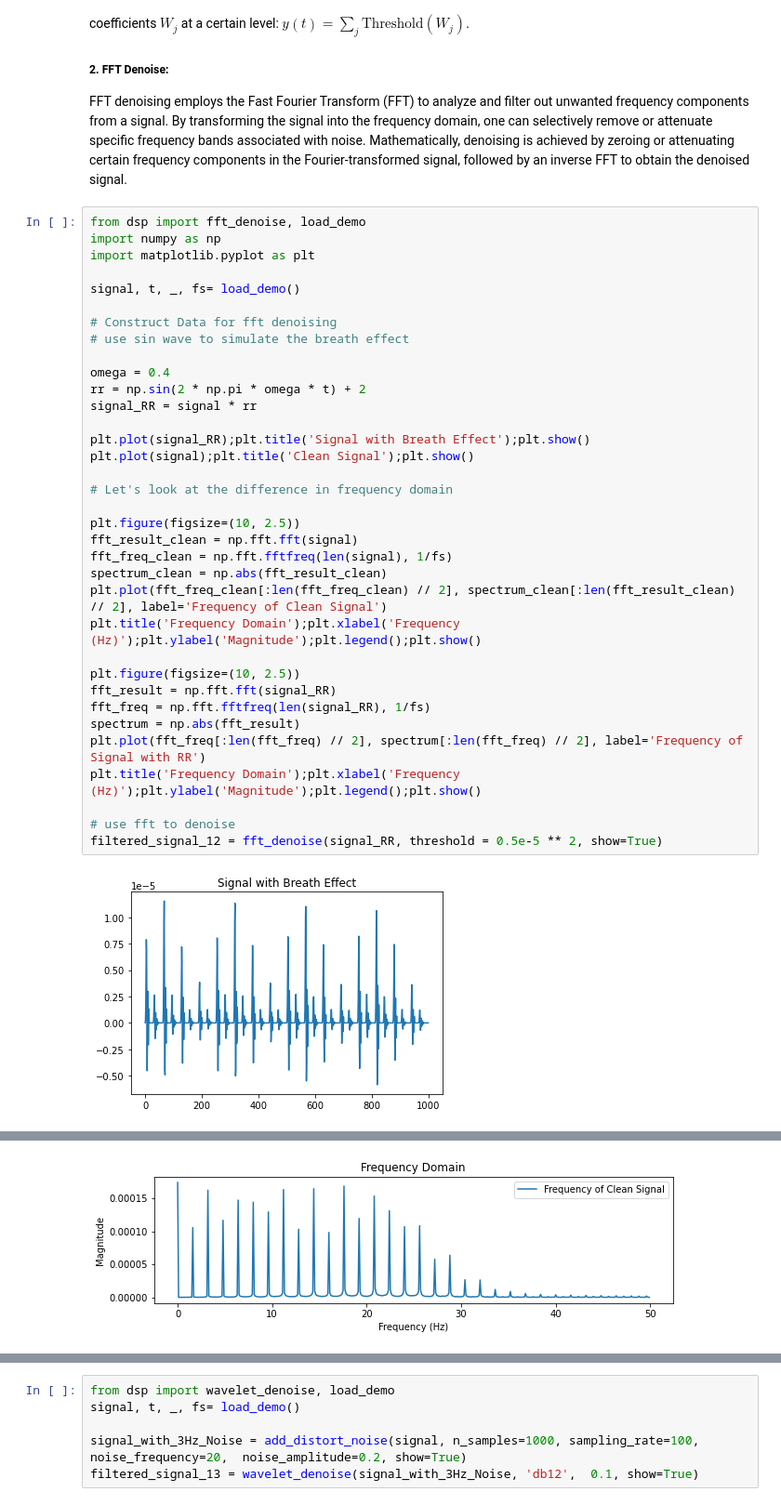
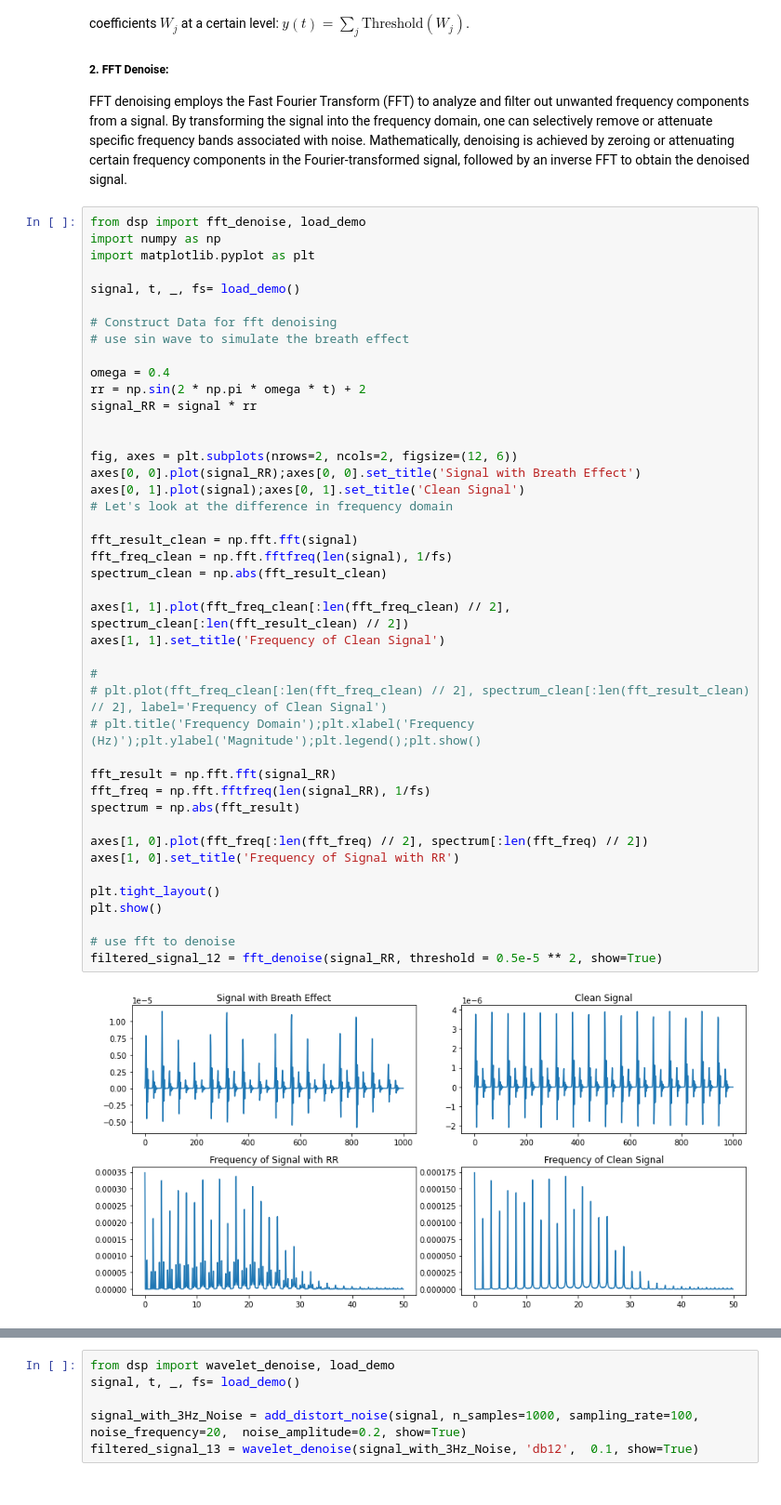
Before and after one commit to A-Big-Tortoise/NRSR_Tutorial, a Jupyter notebook: dsp.ipynb, the cells around one changed output, grey strips where cells are left out. Shown at 93% size. Drawn from its saved outputs; the diff is of its cells as text.

```diff
--- a/dsp.ipynb
+++ b/dsp.ipynb
@@ -459,37 +463,45 @@ plt.show()
 # %%
 from dsp import fft_denoise, load_demo
 import numpy as np
 import matplotlib.pyplot as plt
 
 signal, t, _, fs= load_demo()
 
 # Construct Data for fft denoising
 # use sin wave to simulate the breath effect
 
 omega = 0.4
 rr = np.sin(2 * np.pi * omega * t) + 2
 signal_RR = signal * rr
 
-plt.plot(signal_RR);plt.title('Signal with Breath Effect');plt.show()
-plt.plot(signal);plt.title('Clean Signal');plt.show()
 
+fig, axes = plt.subplots(nrows=2, ncols=2, figsize=(12, 6))
+axes[0, 0].plot(signal_RR);axes[0, 0].set_title('Signal with Breath Effect')
+axes[0, 1].plot(signal);axes[0, 1].set_title('Clean Signal')
 # Let's look at the difference in frequency domain
 
-plt.figure(figsize=(10, 2.5))
 fft_result_clean = np.fft.fft(signal)
 fft_freq_clean = np.fft.fftfreq(len(signal), 1/fs)
 spectrum_clean = np.abs(fft_result_clean)
-plt.plot(fft_freq_clean[:len(fft_freq_clean) // 2], spectrum_clean[:len(fft_result_clean) // 2], label='Frequency of Clean Signal')
-plt.title('Frequency Domain');plt.xlabel('Frequency (Hz)');plt.ylabel('Magnitude');plt.legend();plt.show()
 
-plt.figure(figsize=(10, 2.5))
+axes[1, 1].plot(fft_freq_clean[:len(fft_freq_clean) // 2], spectrum_clean[:len(fft_result_clean) // 2])
+axes[1, 1].set_title('Frequency of Clean Signal')
+
+#
+# plt.plot(fft_freq_clean[:len(fft_freq_clean) // 2], spectrum_clean[:len(fft_result_clean) // 2], label='Frequency of Clean Signal')
+# plt.title('Frequency Domain');plt.xlabel('Frequency (Hz)');plt.ylabel('Magnitude');plt.legend();plt.show()
+
 fft_result = np.fft.fft(signal_RR)
 fft_freq = np.fft.fftfreq(len(signal_RR), 1/fs)
 spectrum = np.abs(fft_result)
-plt.plot(fft_freq[:len(fft_freq) // 2], spectrum[:len(fft_freq) // 2], label='Frequency of Signal with RR')
-plt.title('Frequency Domain');plt.xlabel('Frequency (Hz)');plt.ylabel('Magnitude');plt.legend();plt.show()
+
+axes[1, 0].plot(fft_freq[:len(fft_freq) // 2], spectrum[:len(fft_freq) // 2])
+axes[1, 0].set_title('Frequency of Signal with RR')
+
+plt.tight_layout()
+plt.show()
 
 # use fft to denoise
 filtered_signal_12 = fft_denoise(signal_RR, threshold = 0.5e-5 ** 2, show=True)
 # %% [output]
-[figure, old version]
+[figure, new version]
@@ -497 +508,0 @@ filtered_signal_12 = fft_denoise(signal_RR, threshold = 0.5e-5 ** 2, show=True)
-[figure, removed]
```
Also changed, not shown: parts of 2 cells of this notebook.
